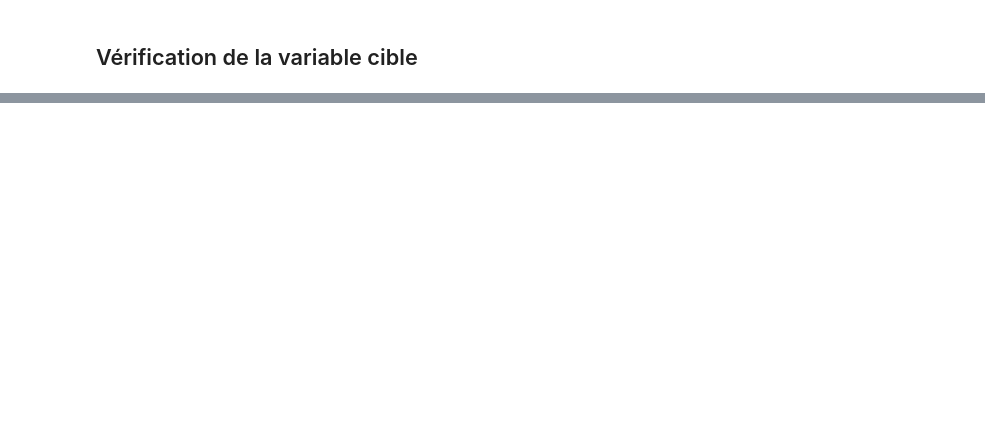
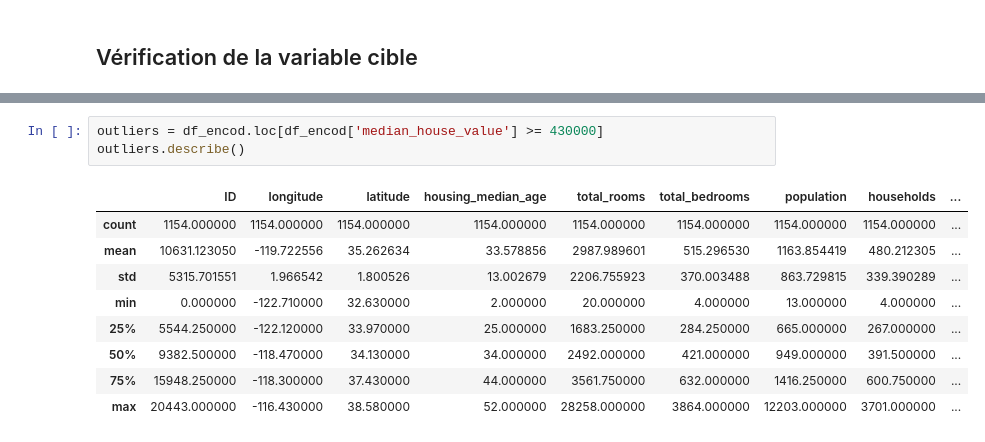
Before and after one commit to kamelbenabdelkader/ML_real_estate_project, a Jupyter notebook: notebook_EDA.ipynb, the cells around one changed output, grey strips where cells are left out. Saved outputs shown, nothing was run; the diff lists cells and outputs as text; blank space fills up the shorter version.

Commit message:
observations des outliers

```diff
--- a/notebook_EDA.ipynb
+++ b/notebook_EDA.ipynb
@@ -480,0 +582,13 @@ plt.show()
+# %%
+outliers = df_encod.loc[df_encod['median_house_value'] >= 430000]
+outliers.describe()
+# %% [output]
+|  | ID | longitude | latitude | housing_median_age | total_rooms | total_bedrooms | population | households | ... |
+| count | 1154.000000 | 1154.000000 | 1154.000000 | 1154.000000 | 1154.000000 | 1154.000000 | 1154.000000 | 1154.000000 | ... |
+| mean | 10631.123050 | -119.722556 | 35.262634 | 33.578856 | 2987.989601 | 515.296530 | 1163.854419 | 480.212305 | ... |
+| std | 5315.701551 | 1.966542 | 1.800526 | 13.002679 | 2206.755923 | 370.003488 | 863.729815 | 339.390289 | ... |
+| min | 0.000000 | -122.710000 | 32.630000 | 2.000000 | 20.000000 | 4.000000 | 13.000000 | 4.000000 | ... |
+| 25% | 5544.250000 | -122.120000 | 33.970000 | 25.000000 | 1683.250000 | 284.250000 | 665.000000 | 267.000000 | ... |
+| 50% | 9382.500000 | -118.470000 | 34.130000 | 34.000000 | 2492.000000 | 421.000000 | 949.000000 | 391.500000 | ... |
+| 75% | 15948.250000 | -118.300000 | 37.430000 | 44.000000 | 3561.750000 | 632.000000 | 1416.250000 | 600.750000 | ... |
+| max | 20443.000000 | -116.430000 | 38.580000 | 52.000000 | 28258.000000 | 3864.000000 | 12203.000000 | 3701.000000 | ... |
```
Also changed, not shown: parts of 26 cells of this notebook, 2 other files.
